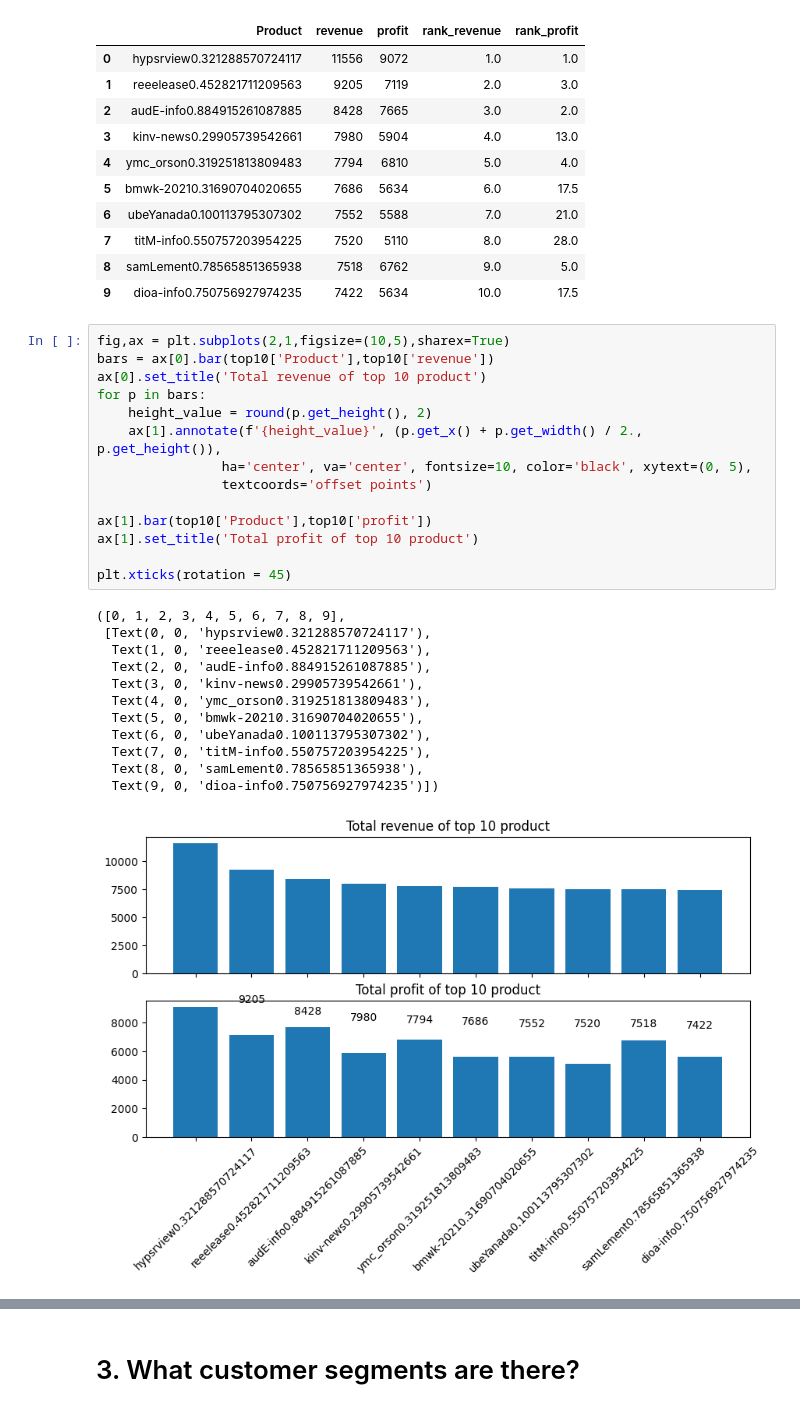
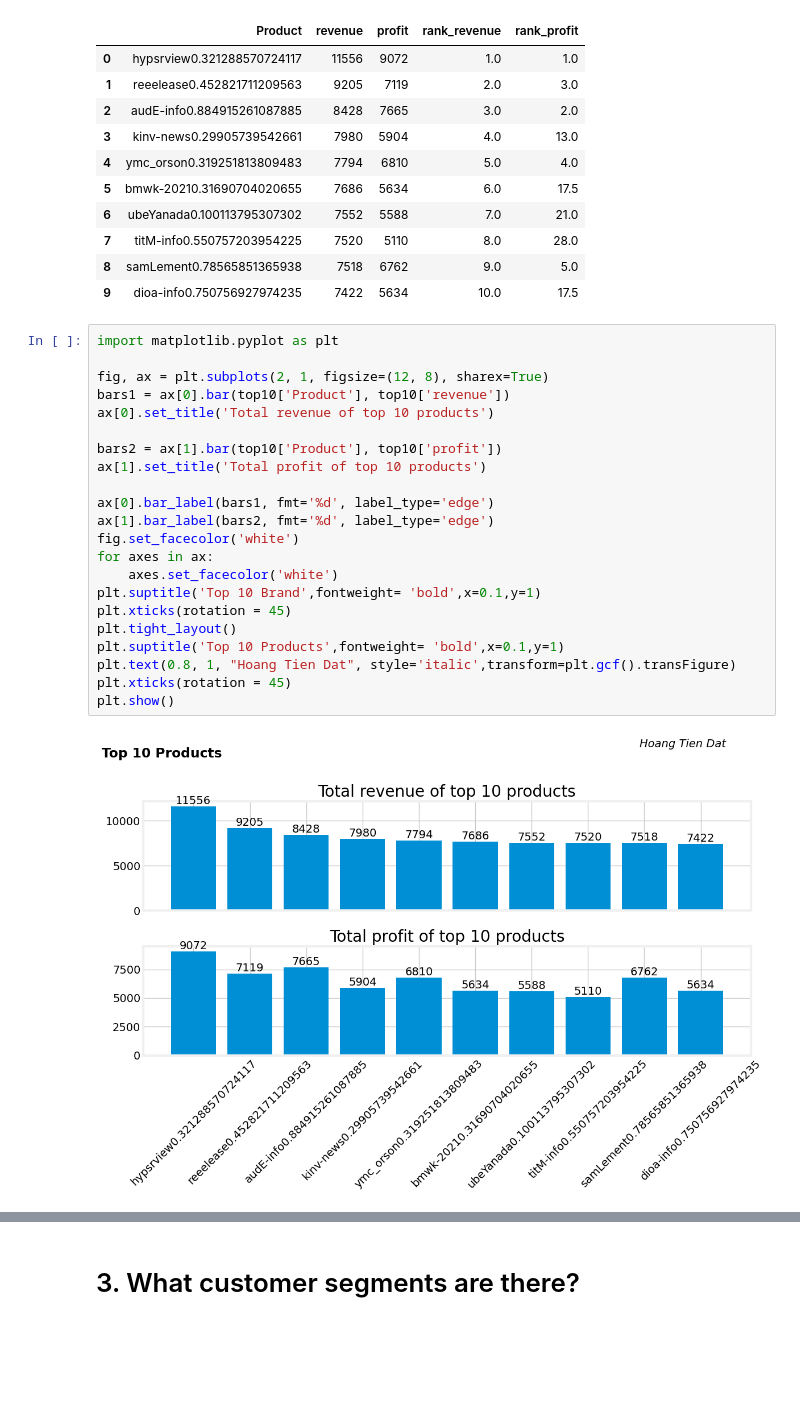
Before and after one commit to hoangdatkt1107/Project-Clustering, a Jupyter notebook: Clustering Traffic.ipynb, the cells around one changed output, grey strips where cells are left out. Drawn from its saved outputs; the diff is of its cells as text; blank space fills up the shorter version.

```diff
--- a/Clustering Traffic.ipynb
+++ b/Clustering Traffic.ipynb
@@ -373,33 +456,30 @@ See the caveats in the documentation: https://pandas.pydata.org/pandas-docs/stab
 | 7 | titM-info0.550757203954225 | 7520 | 5110 | 8.0 | 28.0 |
 | 8 | samLement0.78565851365938 | 7518 | 6762 | 9.0 | 5.0 |
 | 9 | dioa-info0.750756927974235 | 7422 | 5634 | 10.0 | 17.5 |
-# %%
-fig,ax = plt.subplots(2,1,figsize=(10,5),sharex=True)
-bars = ax[0].bar(top10['Product'],top10['revenue'])
-ax[0].set_title('Total revenue of top 10 product')
-for p in bars:
-    height_value = round(p.get_height(), 2)
-    ax[1].annotate(f'{height_value}', (p.get_x() + p.get_width() / 2., p.get_height()),
-                ha='center', va='center', fontsize=10, color='black', xytext=(0, 5),
-                textcoords='offset points')
-
-ax[1].bar(top10['Product'],top10['profit'])
-ax[1].set_title('Total profit of top 10 product')
-
-plt.xticks(rotation = 45)
-# %% [output]
-([0, 1, 2, 3, 4, 5, 6, 7, 8, 9],
- [Text(0, 0, 'hypsrview0.321288570724117'),
-  Text(1, 0, 'reeelease0.452821711209563'),
-  Text(2, 0, 'audE-info0.884915261087885'),
-  Text(3, 0, 'kinv-news0.29905739542661'),
-  Text(4, 0, 'ymc_orson0.319251813809483'),
-  Text(5, 0, 'bmwk-20210.31690704020655'),
-  Text(6, 0, 'ubeYanada0.100113795307302'),
-  Text(7, 0, 'titM-info0.550757203954225'),
-  Text(8, 0, 'samLement0.78565851365938'),
-  Text(9, 0, 'dioa-info0.750756927974235')])
-[figure, removed]
+# %%
+import matplotlib.pyplot as plt
+
+fig, ax = plt.subplots(2, 1, figsize=(12, 8), sharex=True)
+bars1 = ax[0].bar(top10['Product'], top10['revenue'])
+ax[0].set_title('Total revenue of top 10 products')
+
+bars2 = ax[1].bar(top10['Product'], top10['profit'])
+ax[1].set_title('Total profit of top 10 products')
+
+ax[0].bar_label(bars1, fmt='%d', label_type='edge')
+ax[1].bar_label(bars2, fmt='%d', label_type='edge')
+fig.set_facecolor('white')
+for axes in ax:
+    axes.set_facecolor('white')
+plt.suptitle('Top 10 Brand',fontweight= 'bold',x=0.1,y=1)
+plt.xticks(rotation = 45)
+plt.tight_layout()
+plt.suptitle('Top 10 Products',fontweight= 'bold',x=0.1,y=1)
+plt.text(0.8, 1, "Hoang Tien Dat", style='italic',transform=plt.gcf().transFigure)
+plt.xticks(rotation = 45)
+plt.show()
+# %% [output]
+[figure, added]
 # %%
 country = summary_product.groupby(['Country','Product']).sum().reset_index()
 country['rank']= country.groupby(['Country'])['profit'].rank(ascending=False)
```
Also changed, not shown: parts of 10 cells of this notebook.
